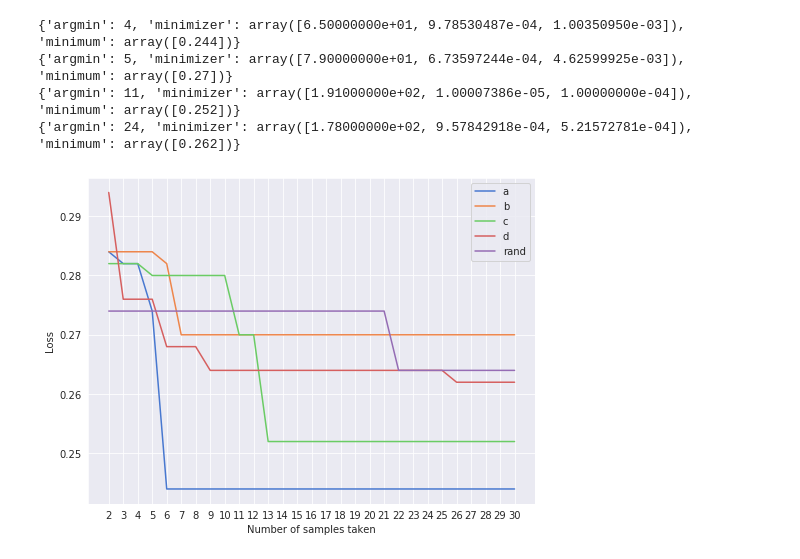
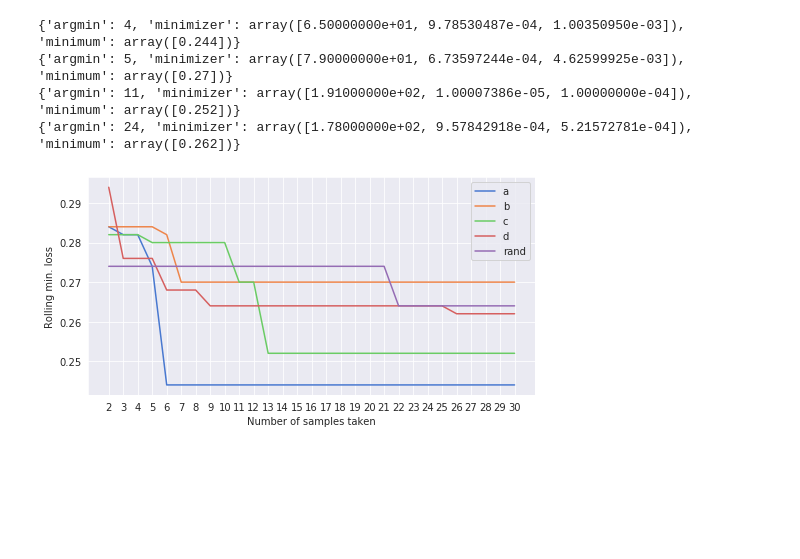
Before and after one commit to cjc77/gaussian-processes-final-project, a Jupyter notebook: notebooks/full_synth_data_exp.ipynb, the cells around one changed output. Saved outputs shown, nothing was run; the diff lists cells and outputs as text; code cells hidden in the pictures; blank space fills up the shorter version.

```diff
--- a/notebooks/full_synth_data_exp.ipynb
+++ b/notebooks/full_synth_data_exp.ipynb
@@ -119,13 +119,13 @@ with warnings.catch_warnings():
 rolling_mins.append(rolling_min(rand_opt.y, 0))
 labels.append('rand')
 # %%
-_, ax = plt.subplots(figsize=(8, 6))
+_, ax = plt.subplots(figsize=(8, 4))
 # ax.set_title("Loss vs. Number of Samples")
 ax.set_xlabel("Number of samples taken")
-ax.set_ylabel("Loss")
+ax.set_ylabel("Rolling min. loss")
 ax.set_xticks(range(2, 31))
 plot_rolling_min(ax, rolling_mins, labels)
 # plt.show()
 plt.savefig("synth_nn.png")
 # %% [output]
-[figure, old version]
+[figure, new version]
```
Also changed, not shown: 3 other files.
